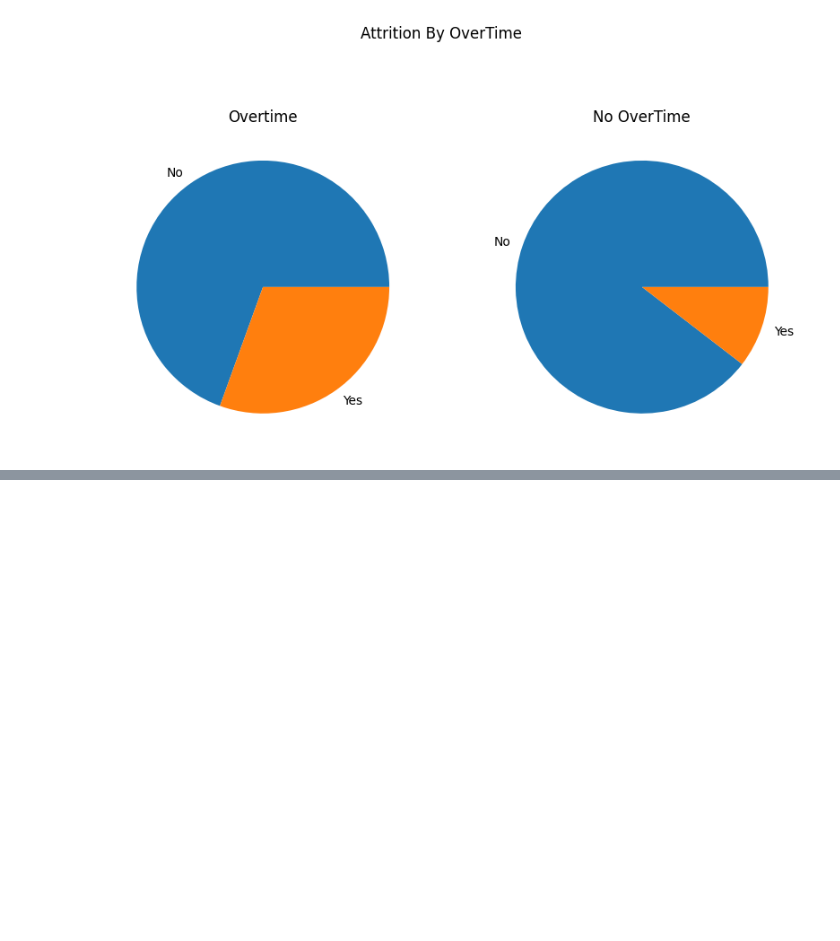
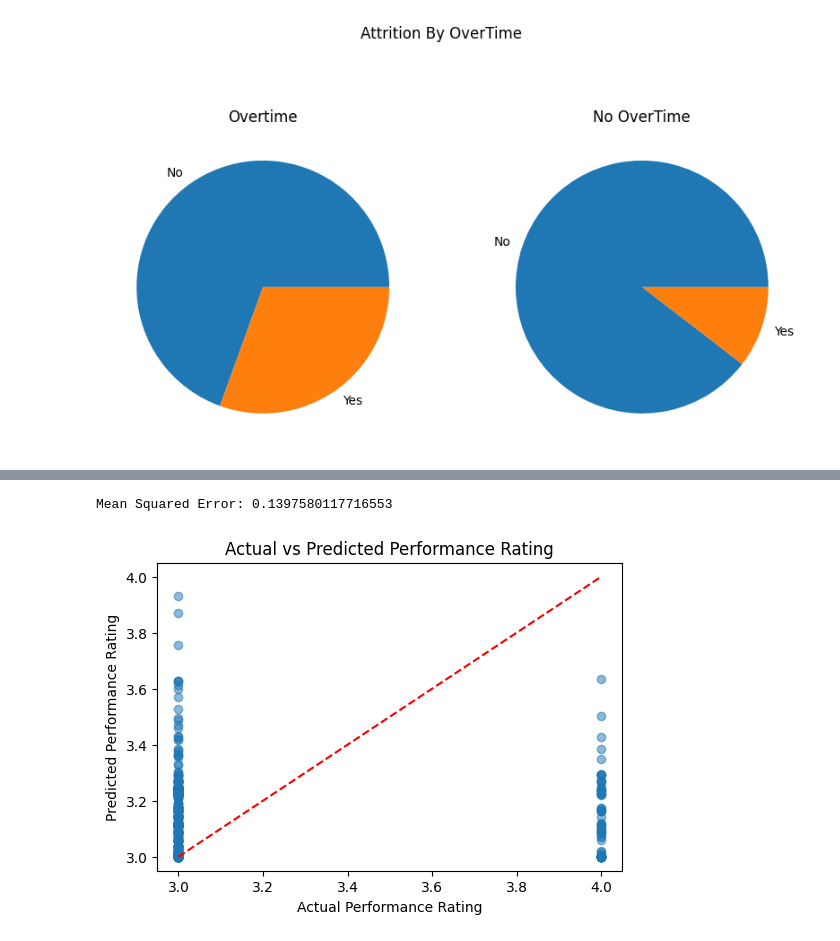
Before and after one commit to qasem-ezzaldeen/Data-Analysis-Project, a Jupyter notebook: Explore.ipynb, the cells around one changed output, grey strips where cells are left out. Saved outputs shown, nothing was run; the diff lists cells and outputs as text; code cells hidden in the pictures; blank space fills up the shorter version.

```diff
--- a/Explore.ipynb
+++ b/Explore.ipynb
@@ -204,0 +388,33 @@ Text(0.5, 1.0, 'No OverTime')
+# %%
+#Performance Rating Prediction
+# Select relevant columns
+columns = ['PerformanceRating', 'JobInvolvement', 'JobSatisfaction', 'YearsAtCompany']
+hr_test = hr[columns]
+
+# Features (X) and target (y)
+X = hr_test.drop('PerformanceRating', axis=1)
+y = hr_test['PerformanceRating']
+
+# Train-test split
+X_train, X_test, y_train, y_test = train_test_split(X, y, test_size=0.3, random_state=42)
+
+# Train model and make predictions
+model = RandomForestRegressor(n_estimators=100, random_state=42)
+model.fit(X_train, y_train)
+y_pred = model.predict(X_test)
+
+# Calculate and print Mean Squared Error
+mse = mean_squared_error(y_test, y_pred)
+print('Mean Squared Error:', mse)
+
+# Plot actual vs predicted performance rating
+plt.figure(figsize=(6, 4))
+plt.scatter(y_test, y_pred, alpha=0.5)
+plt.plot([y_test.min(), y_test.max()], [y_test.min(), y_test.max()], 'r--')  # Reference line for perfect prediction
+plt.title('Actual vs Predicted Performance Rating')
+plt.xlabel('Actual Performance Rating')
+plt.ylabel('Predicted Performance Rating')
+plt.show()
+# %% [output]
+Mean Squared Error: 0.1397580117716553
+[figure, added]
```
Also changed, not shown: parts of 7 cells of this notebook.
